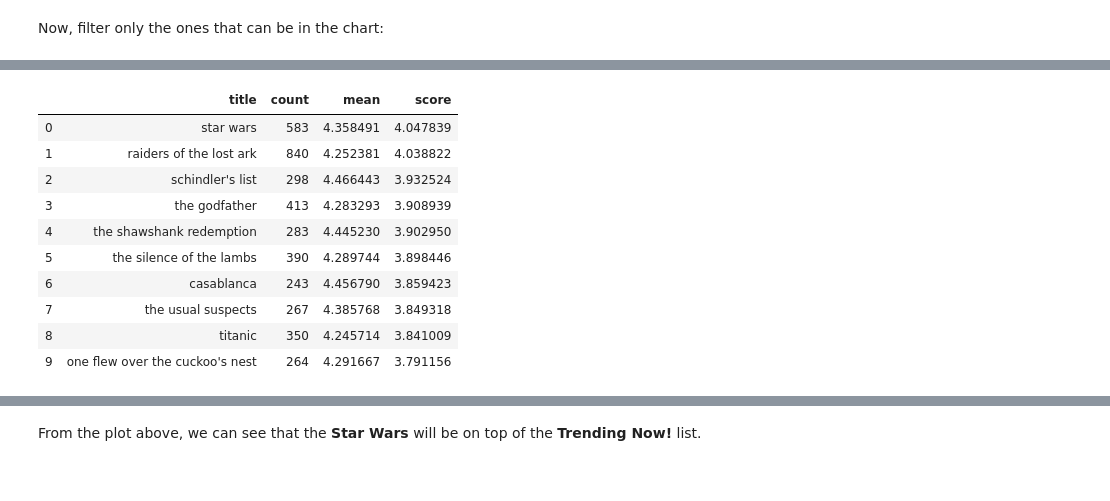
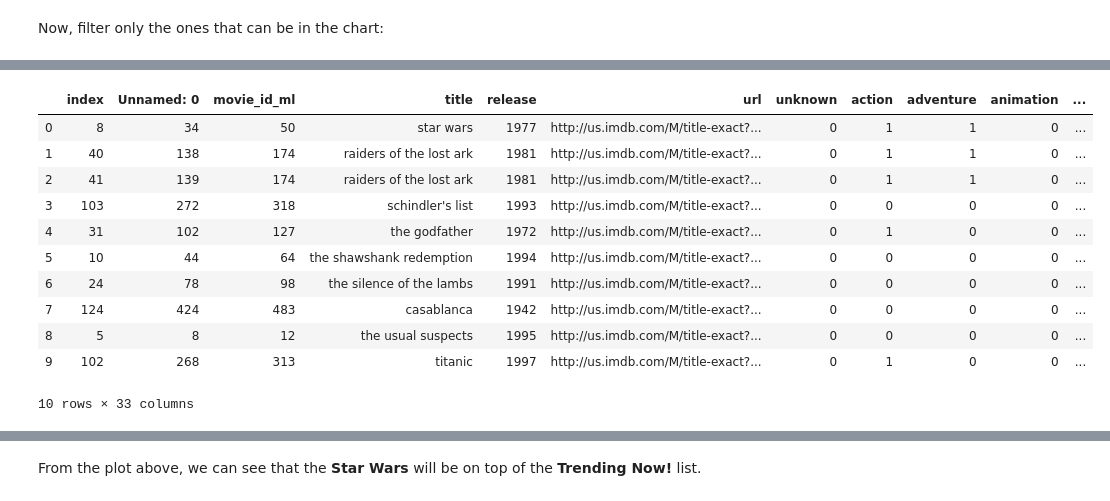
Before and after one commit to Movinder/movielens-imdb-exploration, a Jupyter notebook: movie_recommendation_jelena.ipynb, the cells around one changed output, grey strips where cells are left out. Cells and saved outputs as stored; diff of their text form; code cells hidden in the pictures.

```diff
--- a/movie_recommendation_jelena.ipynb
+++ b/movie_recommendation_jelena.ipynb
@@ -20,0 +59,7 @@ df_movies.head()
+# %%
+df_movies = pd.read_csv("data/movies_cast_company.csv", encoding='utf8')
+df_movies["cast"] = df_movies["cast"].apply(lambda x: json.loads(x))
+df_movies["company"] = df_movies["company"].apply(lambda x: json.loads(x))
+df_movies["genres"] = df_movies.apply(lambda x: onehotencoding2genre(x), axis=1)
+print(df_movies.shape)
+df_movies.head()
@@ -82,6 +138,6 @@ where:
 # %% [markdown]
 First, lets count total number of ratings for each movie and its average rating.
 # %%
-df_movie_count_mean = df.groupby("title")["rating"].agg(["count", "mean"])
+df_movie_count_mean = df.groupby(["movie_id_ml", "title"], as_index=False)["rating"].agg(["count", "mean"]).reset_index()
 df_movie_count_mean.head()
 # %% [output]
@@ -115,0 +171,3 @@ df_movies_1.shape
+# %%
+df = pd.merge(df_movies, df_movies_1, on=["movie_id_ml", "title"])
+df.head()
@@ -121,24 +187,25 @@ def weighted_rating(x, m=m, C=C):
     return (v/(v+m) * R) + (m/(m+v) * C)
 # %%
 # Define a new feature 'score' and calculate its value with `weighted_rating()`
-df_movies_1['score'] = df_movies_1.apply(weighted_rating, axis=1)
+df['score'] = df.apply(weighted_rating, axis=1)
 # %%
 #Sort movies based on score calculated above
-df_movies_1 = df_movies_1.sort_values('score', ascending=False).reset_index()
+df = df.sort_values('score', ascending=False).reset_index()
 
 #Print the top 15 movies
-df_movies_1.head(10)
+df.head(10)
 # %% [output]
-|  | title | count | mean | score |
-| 0 | star wars | 583 | 4.358491 | 4.047839 |
-| 1 | raiders of the lost ark | 840 | 4.252381 | 4.038822 |
-| 2 | schindler's list | 298 | 4.466443 | 3.932524 |
-| 3 | the godfather | 413 | 4.283293 | 3.908939 |
-| 4 | the shawshank redemption | 283 | 4.445230 | 3.902950 |
-| 5 | the silence of the lambs | 390 | 4.289744 | 3.898446 |
-| 6 | casablanca | 243 | 4.456790 | 3.859423 |
-| 7 | the usual suspects | 267 | 4.385768 | 3.849318 |
-| 8 | titanic | 350 | 4.245714 | 3.841009 |
-| 9 | one flew over the cuckoo's nest | 264 | 4.291667 | 3.791156 |
+|  | index | Unnamed: 0 | movie_id_ml | title | release | url | unknown | action | adventure | animation | ... |
+| 0 | 8 | 34 | 50 | star wars | 1977 | http://us.imdb.com/M/title-exact?... | 0 | 1 | 1 | 0 | ... |
+| 1 | 40 | 138 | 174 | raiders of the lost ark | 1981 | http://us.imdb.com/M/title-exact?... | 0 | 1 | 1 | 0 | ... |
+| 2 | 41 | 139 | 174 | raiders of the lost ark | 1981 | http://us.imdb.com/M/title-exact?... | 0 | 1 | 1 | 0 | ... |
+| 3 | 103 | 272 | 318 | schindler's list | 1993 | http://us.imdb.com/M/title-exact?... | 0 | 0 | 0 | 0 | ... |
+| 4 | 31 | 102 | 127 | the godfather | 1972 | http://us.imdb.com/M/title-exact?... | 0 | 1 | 0 | 0 | ... |
+| 5 | 10 | 44 | 64 | the shawshank redemption | 1994 | http://us.imdb.com/M/title-exact?... | 0 | 0 | 0 | 0 | ... |
+| 6 | 24 | 78 | 98 | the silence of the lambs | 1991 | http://us.imdb.com/M/title-exact?... | 0 | 0 | 0 | 0 | ... |
+| 7 | 124 | 424 | 483 | casablanca | 1942 | http://us.imdb.com/M/title-exact?... | 0 | 0 | 0 | 0 | ... |
+| 8 | 5 | 8 | 12 | the usual suspects | 1995 | http://us.imdb.com/M/title-exact?... | 0 | 0 | 0 | 0 | ... |
+| 9 | 102 | 268 | 313 | titanic | 1997 | http://us.imdb.com/M/title-exact?... | 0 | 1 | 0 | 0 | ... |
+10 rows × 33 columns
 # %%
 top_n = 10
```
Also changed, not shown: parts of 36 cells of this notebook, 2 other files.
